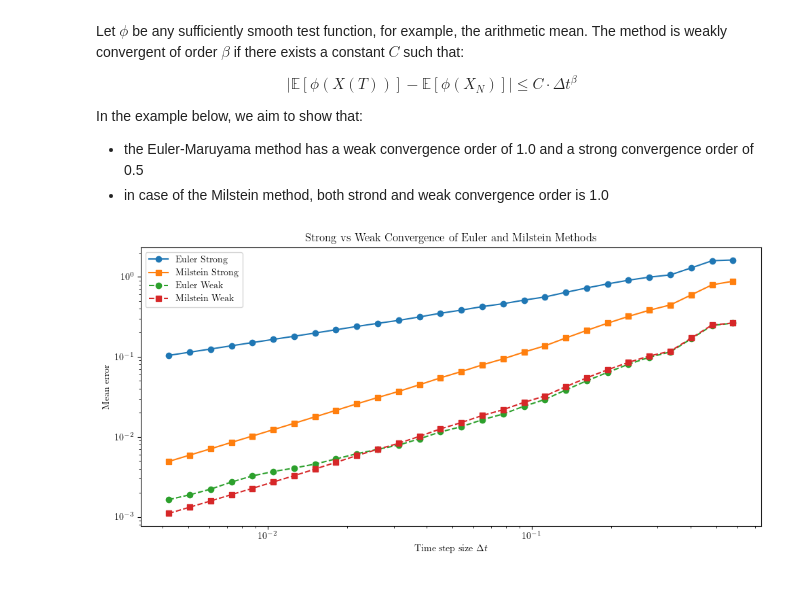
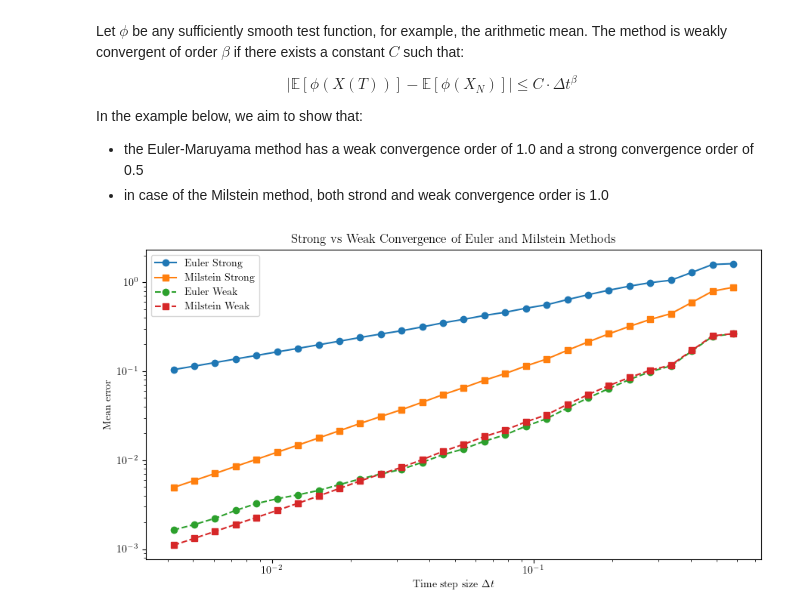
Before and after one commit to sokolo8/black-scholes, a Jupyter notebook: docs/part3.ipynb, the cells around one changed output. Cells and saved outputs as stored; diff of their text form; code cells hidden in the pictures; blank space fills up the shorter version.

```diff
--- a/docs/part3.ipynb
+++ b/docs/part3.ipynb
@@ -230,32 +230,32 @@ for dt in dt_values:
             S_milstein_array.append(S_milstein)
 
         # Compute strong errors and add to those across from other sample paths
         err_euler  += abs(S_exact_array - S_euler_array)
         err_milstein  += abs(S_exact_array - S_milstein_array)
 
         # Add Y and X values to previous sample paths
         S_exact_array_sum += S_exact_array
         S_euler_array_sum += S_euler_array
         S_milstein_array_sum += S_milstein_array
 
     strong_errors_euler.append(np.mean(err_euler / M))
     strong_errors_milstein.append(np.mean(err_milstein / M))
 
     weak_errors_euler.append(np.mean(abs(S_euler_array_sum - S_exact_array_sum) / M))
     weak_errors_milstein.append(np.mean(abs(S_milstein_array_sum - S_exact_array_sum) / M))
 
 
-plt.figure(figsize=(10, 5))
+plt.figure(figsize=(9, 5))
 
 plt.loglog(dt_values, strong_errors_euler, 'o-', label="Euler Strong")
 plt.loglog(dt_values, strong_errors_milstein, 's-', label="Milstein Strong")
 plt.loglog(dt_values, weak_errors_euler, 'o--', label="Euler Weak")
 plt.loglog(dt_values, weak_errors_milstein, 's--', label="Milstein Weak")
 plt.xlabel(r"Time step size $\Delta t$")
 plt.ylabel("Mean error")
 plt.title("Strong vs Weak Convergence of Euler and Milstein Methods")
 plt.legend()
 plt.tight_layout()
 plt.show()
 # %% [output]
-[figure, old version]
+[figure, new version]
```
